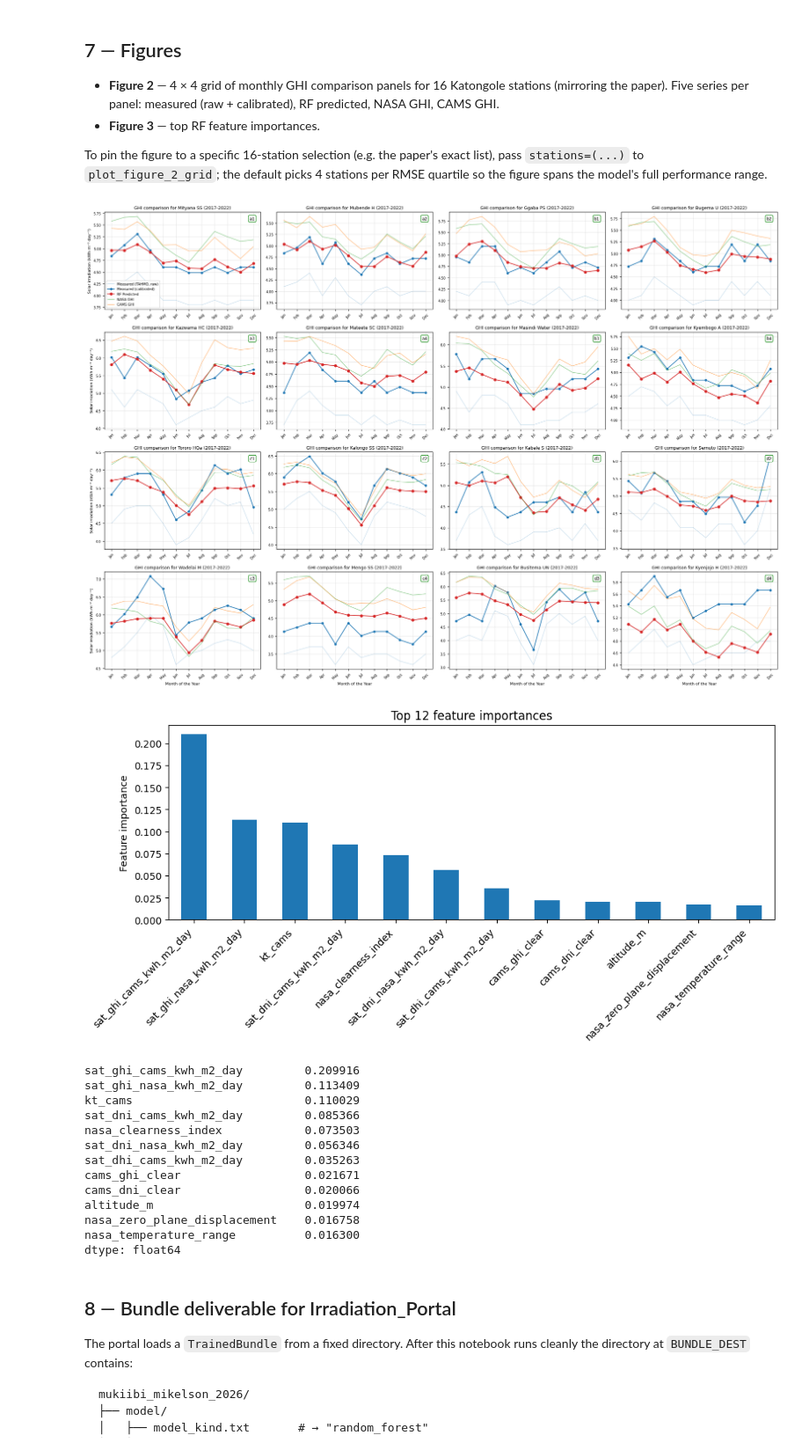
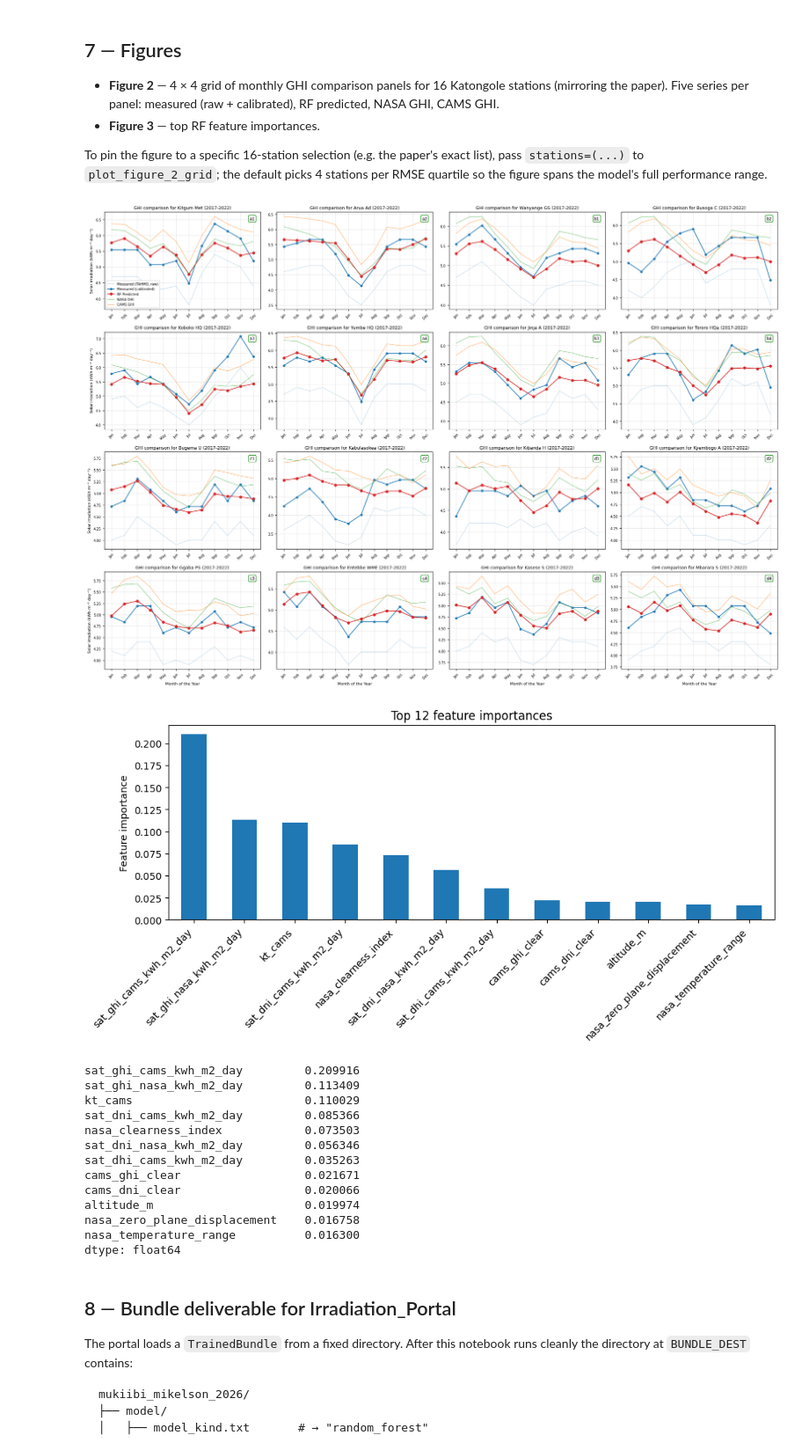
Before and after one commit to Marconi-Lab/SolarIrradiation, a Jupyter notebook: notebooks/papers/mukiibi_mikelson_2026/01_recomputation.ipynb, the cells around one changed output. Shown at 88% size. Drawn from its saved outputs; the diff is of its cells as text; code cells hidden in the pictures.

```diff
--- a/notebooks/papers/mukiibi_mikelson_2026/01_recomputation.ipynb
+++ b/notebooks/papers/mukiibi_mikelson_2026/01_recomputation.ipynb
@@ -851,16 +851,17 @@ performance range.
 # %%
 from susse.evaluation.plots import plot_feature_importances_top_n
 
 auxscripts.plot_figure_2_grid(
     comparison_calibrated,
     validation_label=f"{VALIDATION_START_YEAR}-{VALIDATION_END_YEAR}",
+    stations=['Kitgum Met', 'Arua Ad', 'Wanyange GS', 'Busoga C', 'Koboko HQ', 'Yumbe HQ', 'Jinja A', 'Tororo HQa', 'Bugema U', 'Kabulasokea', 'Kibanda H', 'Kyembogo A', 'Ggaba PS', 'Entebbe WME', 'Kasese S', 'Mbarara S']
 )
 top_importances = plot_feature_importances_top_n(
     bundle, feature_columns=processed.feature_columns, top_n=12,
 )
 top_importances
 # %% [output]
-[figure, old version]
+[figure, new version]
 [figure]
 sat_ghi_cams_kwh_m2_day         0.209916
 sat_ghi_nasa_kwh_m2_day         0.113409
```
Also changed, not shown: 8 other files.
